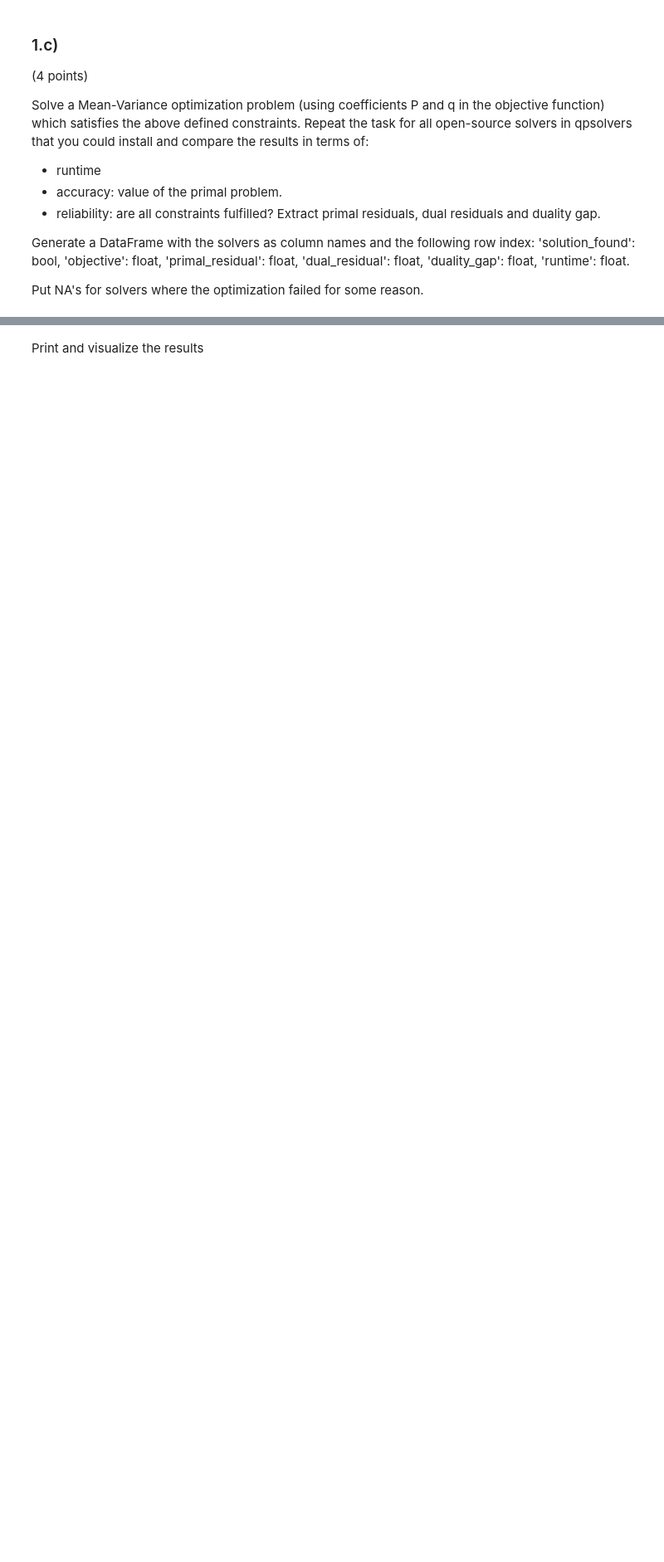
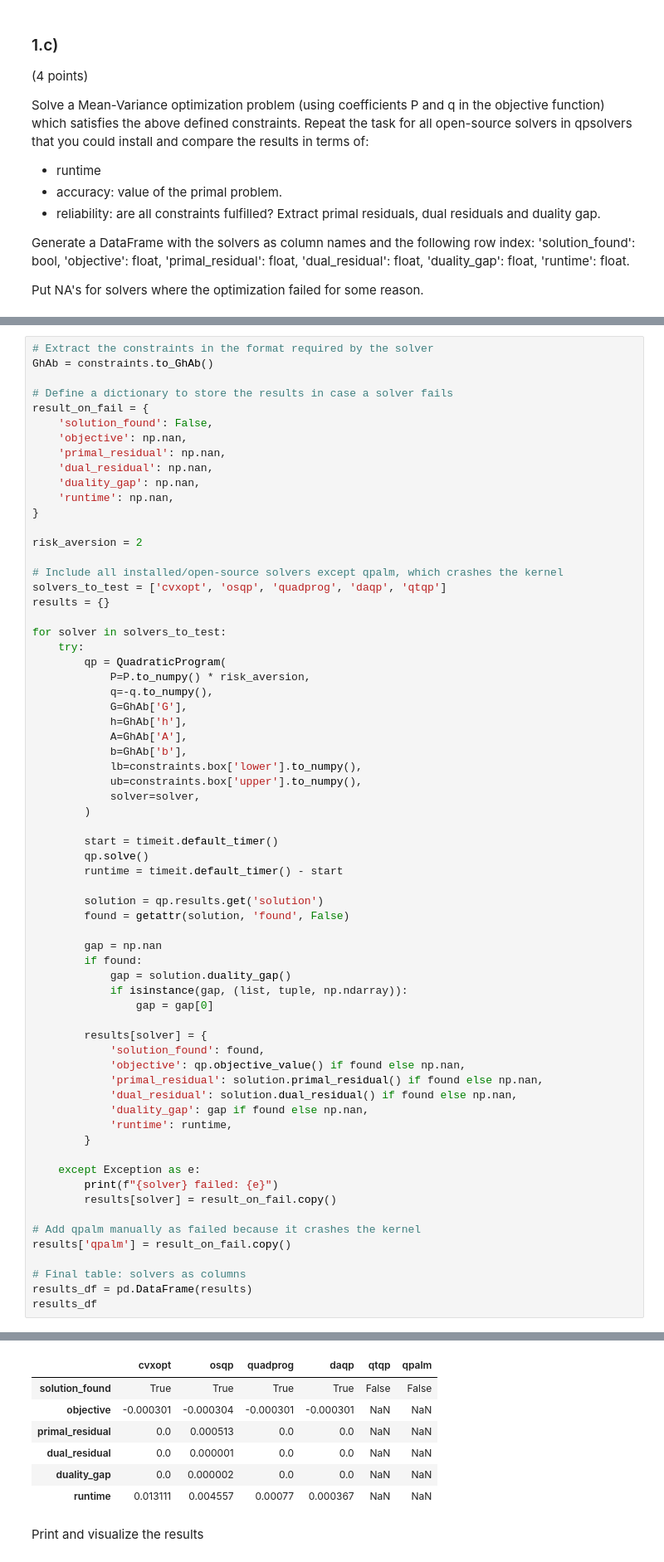
Before and after one commit to marci314/qpmwp-course, a Jupyter notebook: assignments/assignment_1.ipynb, the cells around one changed output, grey strips where cells are left out. Shown at 83% size. Saved outputs shown, nothing was run; the diff lists cells and outputs as text; blank space fills up the shorter version.

```diff
--- a/assignments/assignment_1.ipynb
+++ b/assignments/assignment_1.ipynb
@@ -124,0 +252,67 @@ result_on_fail =  {
+# %%
+# Extract the constraints in the format required by the solver
+GhAb = constraints.to_GhAb()
+
+# Define a dictionary to store the results in case a solver fails
+result_on_fail = {
+    'solution_found': False,
+    'objective': np.nan,
+    'primal_residual': np.nan,
+    'dual_residual': np.nan,
+    'duality_gap': np.nan,
+    'runtime': np.nan,
+}
+
+risk_aversion = 2
+
+# Include all installed/open-source solvers except qpalm, which crashes the kernel
+solvers_to_test = ['cvxopt', 'osqp', 'quadprog', 'daqp', 'qtqp']
+results = {}
+
+for solver in solvers_to_test:
+    try:
+        qp = QuadraticProgram(
+            P=P.to_numpy() * risk_aversion,
+            q=-q.to_numpy(),
+            G=GhAb['G'],
+            h=GhAb['h'],
+            A=GhAb['A'],
+            b=GhAb['b'],
+            lb=constraints.box['lower'].to_numpy(),
+            ub=constraints.box['upper'].to_numpy(),
+            solver=solver,
+        )
+
+        start = timeit.default_timer()
+        qp.solve()
+        runtime = timeit.default_timer() - start
+
+        solution = qp.results.get('solution')
+        found = getattr(solution, 'found', False)
+
+        gap = np.nan
+        if found:
+            gap = solution.duality_gap()
+            if isinstance(gap, (list, tuple, np.ndarray)):
+                gap = gap[0]
+
+        results[solver] = {
+            'solution_found': found,
+            'objective': qp.objective_value() if found else np.nan,
+            'primal_residual': solution.primal_residual() if found else np.nan,
+            'dual_residual': solution.dual_residual() if found else np.nan,
+            'duality_gap': gap if found else np.nan,
+            'runtime': runtime,
+        }
+
+    except Exception as e:
+        print(f"{solver} failed: {e}")
+        results[solver] = result_on_fail.copy()
+
+# Add qpalm manually as failed because it crashes the kernel
+results['qpalm'] = result_on_fail.copy()
+
+# Final table: solvers as columns
+results_df = pd.DataFrame(results)
+results_df
+# %% [output]
@@ -125,2 +320,9 @@ result_on_fail =  {
+|  | cvxopt | osqp | quadprog | daqp | qtqp | qpalm |
+| solution_found | True | True | True | True | False | False |
+| objective | -0.000301 | -0.000304 | -0.000301 | -0.000301 | NaN | NaN |
+| primal_residual | 0.0 | 0.000513 | 0.0 | 0.0 | NaN | NaN |
+| dual_residual | 0.0 | 0.000001 | 0.0 | 0.0 | NaN | NaN |
+| duality_gap | 0.0 | 0.000002 | 0.0 | 0.0 | NaN | NaN |
+| runtime | 0.013111 | 0.004557 | 0.00077 | 0.000367 | NaN | NaN |
 # %% [markdown]
 Print and visualize the results
```
Also changed, not shown: parts of 13 cells of this notebook, 1 other file.
